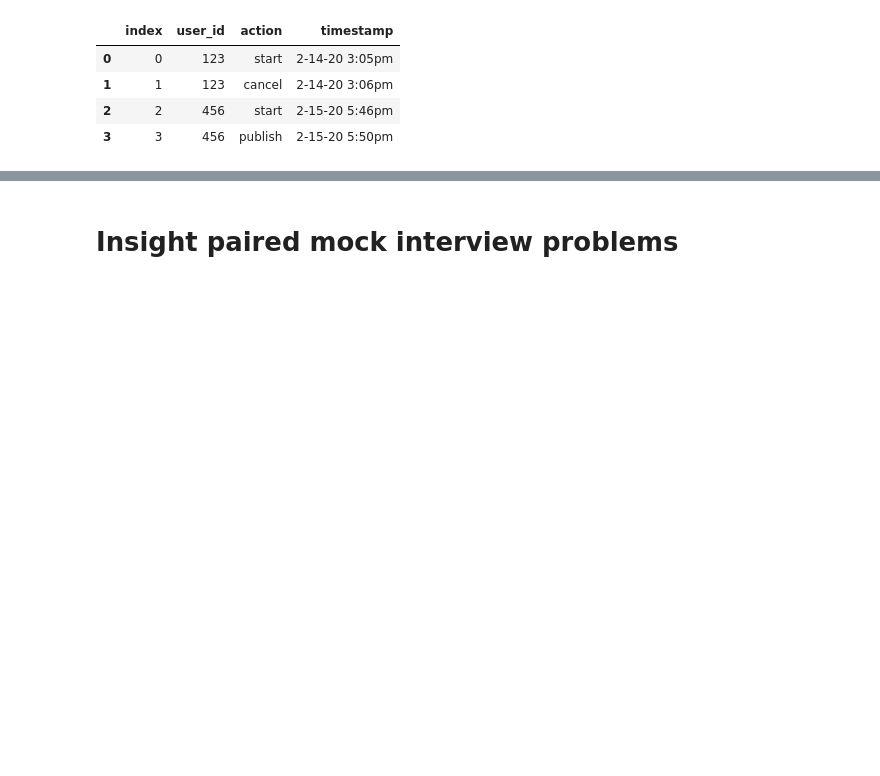
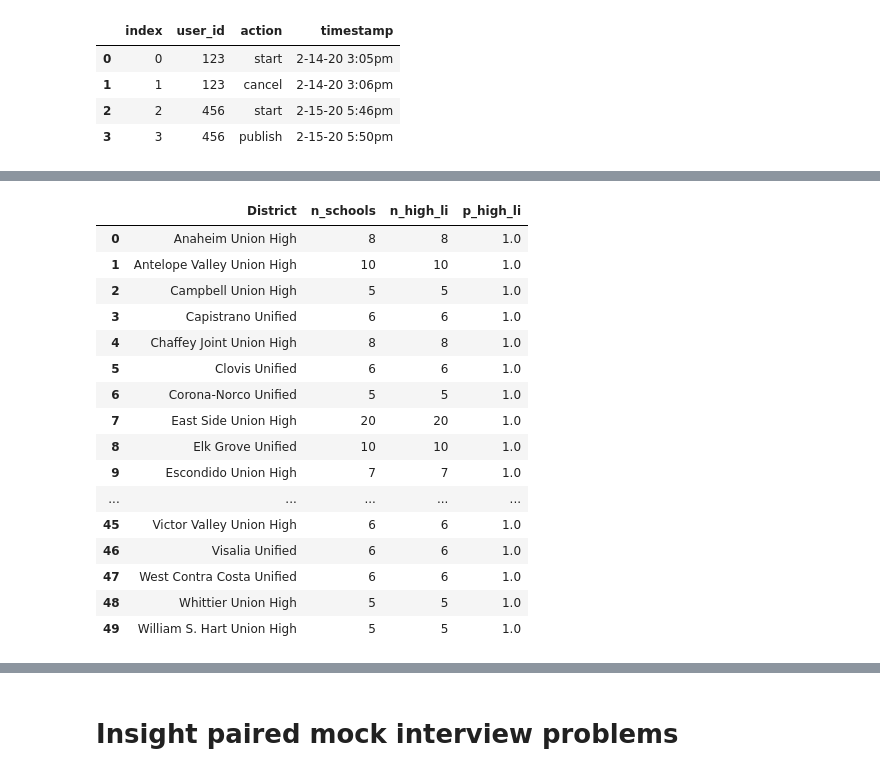
Before and after one commit to benslack19/my_DS_notes, a Jupyter notebook: SQL/SQLqueries_daily_problems.ipynb, the cells around one changed output, grey strips where cells are left out. Cells and saved outputs as stored; diff of their text form; code cells hidden in the pictures; blank space fills up the shorter version.

```diff
--- a/SQL/SQLqueries_daily_problems.ipynb
+++ b/SQL/SQLqueries_daily_problems.ipynb
@@ -127,0 +422,45 @@ df_query
+# %%
+# WRONG APPLICATION  - count with 0
+# Show the proportion of schools in the district
+# that have percent of low income students > 50
+# when the number of schools in the district is at least 5
+
+# | district | n_schools | n_high_LI | p_high_LI |
+
+sql_query = """
+
+SELECT t1."District",
+       t1.n_schools,
+       t1.n_high_LI,
+       t1.n_high_LI::decimal / t1.n_schools AS p_high_LI
+FROM
+    (SELECT "District",
+           COUNT(DISTINCT "School") AS n_schools,
+           COUNT(CASE WHEN "pct_LI_students" > 50 THEN 1 ELSE 0 END) AS n_high_LI
+    FROM edu
+    GROUP BY "District"
+    ORDER BY "District") AS t1
+WHERE t1.n_schools >= 5
+ORDER BY p_high_LI DESC;
+"""
+
+df_query = pd.read_sql_query(sql_query, con)
+df_query
+# %% [output]
+|  | District | n_schools | n_high_li | p_high_li |
+| 0 | Anaheim Union High | 8 | 8 | 1.0 |
+| 1 | Antelope Valley Union High | 10 | 10 | 1.0 |
+| 2 | Campbell Union High | 5 | 5 | 1.0 |
+| 3 | Capistrano Unified | 6 | 6 | 1.0 |
+| 4 | Chaffey Joint Union High | 8 | 8 | 1.0 |
+| 5 | Clovis Unified | 6 | 6 | 1.0 |
+| 6 | Corona-Norco Unified | 5 | 5 | 1.0 |
+| 7 | East Side Union High | 20 | 20 | 1.0 |
+| 8 | Elk Grove Unified | 10 | 10 | 1.0 |
+| 9 | Escondido Union High | 7 | 7 | 1.0 |
+| ... | ... | ... | ... | ... |
+| 45 | Victor Valley Union High | 6 | 6 | 1.0 |
+| 46 | Visalia Unified | 6 | 6 | 1.0 |
+| 47 | West Contra Costa Unified | 6 | 6 | 1.0 |
+| 48 | Whittier Union High | 5 | 5 | 1.0 |
+| 49 | William S. Hart Union High | 5 | 5 | 1.0 |
```
Also changed, not shown: parts of 25 cells of this notebook, 7 other files.
